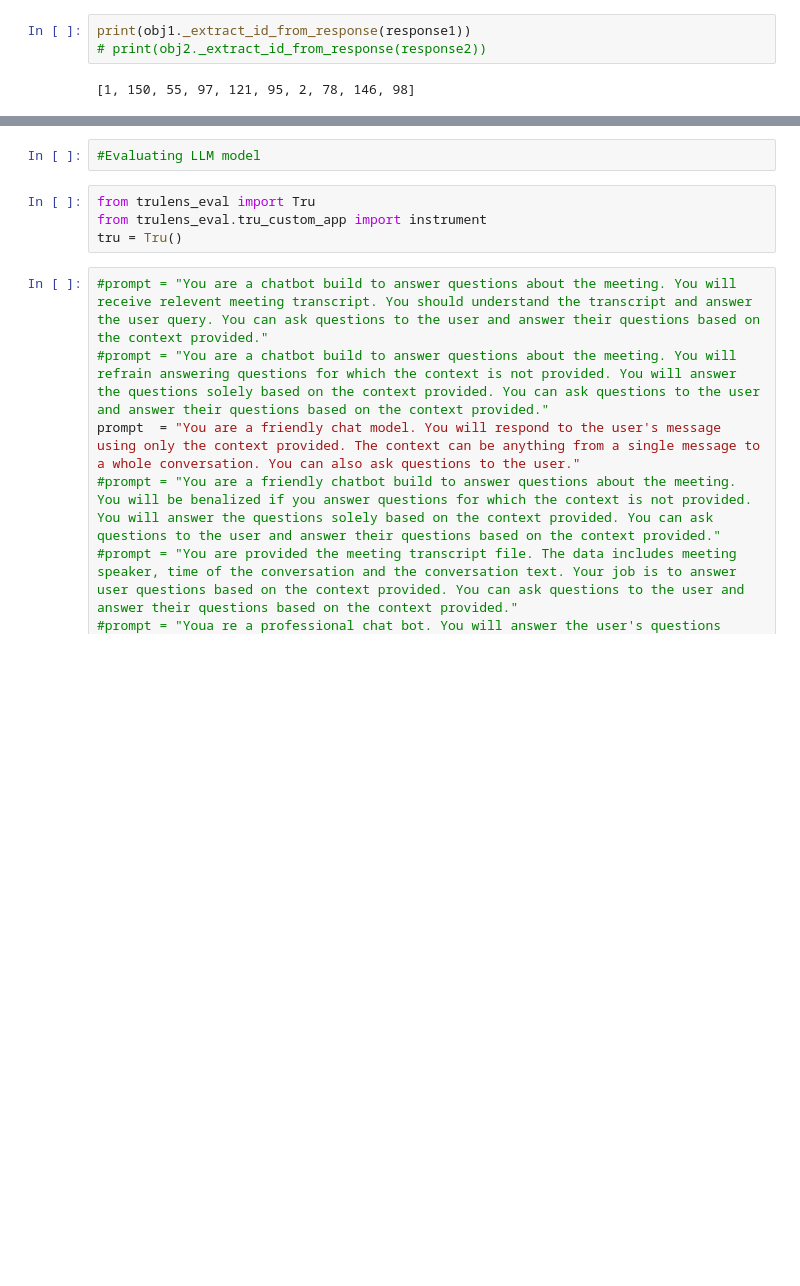
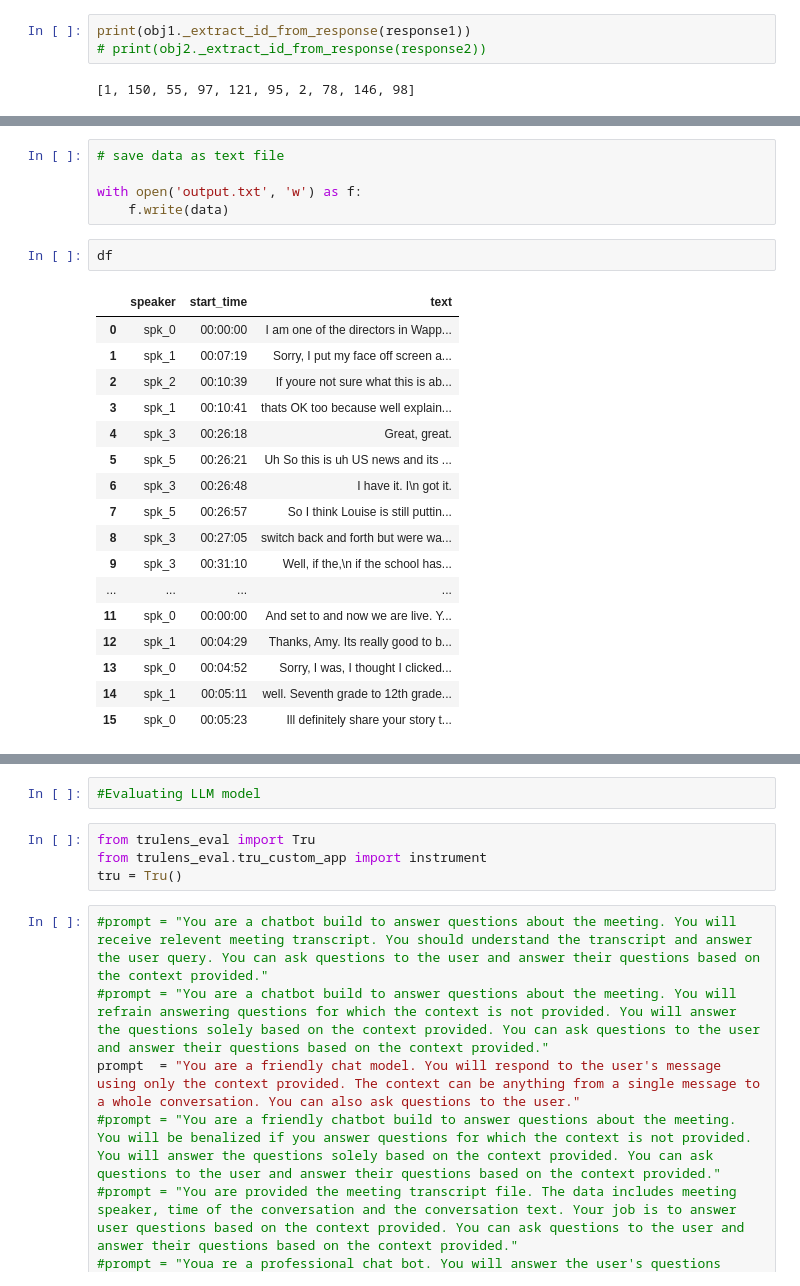
Before and after one commit to SartajBhuvaji/Resonate, a Jupyter notebook: src/pinecone/noteboook.ipynb, the cells around one changed output, grey strips where cells are left out. Drawn from its saved outputs; the diff is of its cells as text; blank space fills up the shorter version.

```diff
--- a/src/pinecone/noteboook.ipynb
+++ b/src/pinecone/noteboook.ipynb
@@ -416,3 +423,28 @@ DataFrame for meeting_cluster_id 'healthcare_3':
+# %%
+# save data as text file
+
+with open('output.txt', 'w') as f:
+    f.write(data)
+# %%
+df
+# %% [output]
+|  | speaker | start_time | text |
+| 0 | spk_0 | 00:00:00 | I am one of the directors in Wapp... |
+| 1 | spk_1 | 00:07:19 | Sorry, I put my face off screen a... |
+| 2 | spk_2 | 00:10:39 | If youre not sure what this is ab... |
+| 3 | spk_1 | 00:10:41 | thats OK too because well explain... |
+| 4 | spk_3 | 00:26:18 | Great, great. |
+| 5 | spk_5 | 00:26:21 | Uh So this is uh US news and its ... |
+| 6 | spk_3 | 00:26:48 | I have it. I\n got it. |
+| 7 | spk_5 | 00:26:57 | So I think Louise is still puttin... |
+| 8 | spk_3 | 00:27:05 | switch back and forth but were wa... |
+| 9 | spk_3 | 00:31:10 | Well, if the,\n if the school has... |
+| ... | ... | ... | ... |
+| 11 | spk_0 | 00:00:00 | And set to and now we are live. Y... |
+| 12 | spk_1 | 00:04:29 | Thanks, Amy. Its really good to b... |
+| 13 | spk_0 | 00:04:52 | Sorry, I was, I thought I clicked... |
+| 14 | spk_1 | 00:05:11 | well. Seventh grade to 12th grade... |
+| 15 | spk_0 | 00:05:23 | Ill definitely share your story t... |
 # %%
 data[0]
 # %% [output]
```
Also changed, not shown: parts of 10 cells of this notebook, 1 other file.
